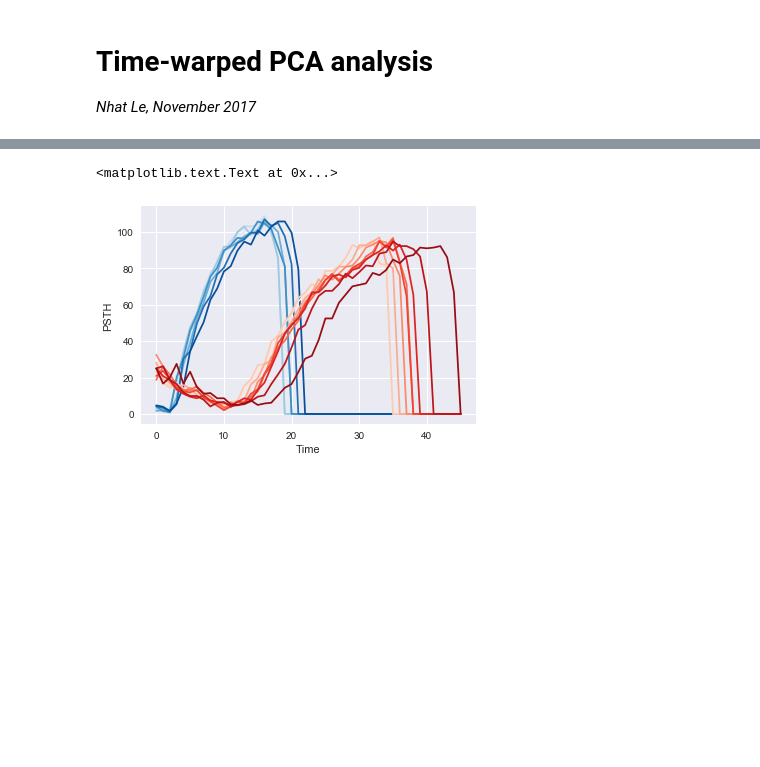
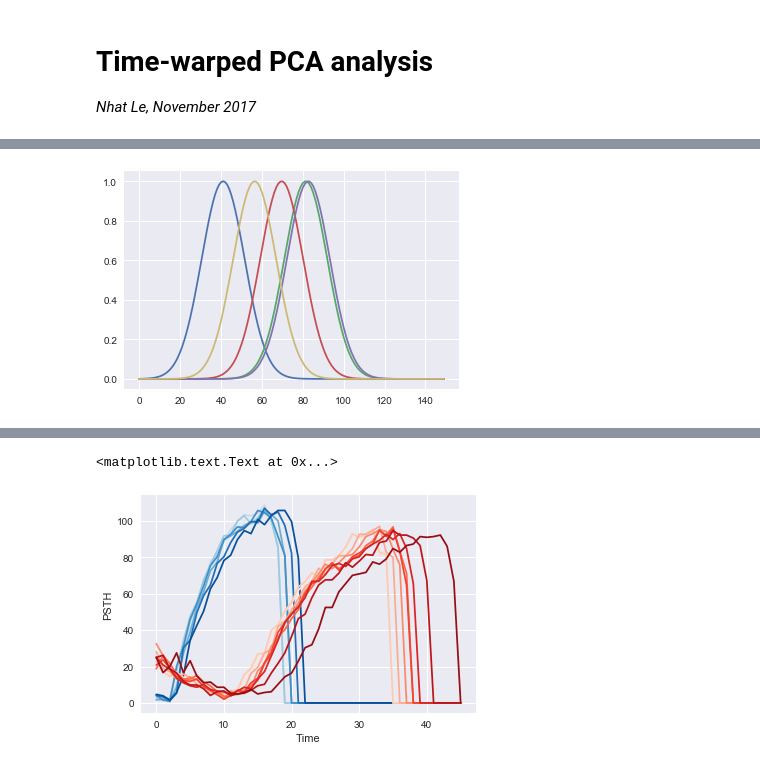
Before and after one commit to lmn93beo/twPCA-Neural-Analysis, a Jupyter notebook: twpca_neural_analysis.ipynb, the cells around one changed output, grey strips where cells are left out. Saved outputs shown, nothing was run; the diff lists cells and outputs as text; code cells hidden in the pictures; blank space fills up the shorter version.

```diff
--- a/twpca_neural_analysis.ipynb
+++ b/twpca_neural_analysis.ipynb
@@ -10,0 +74,4 @@ import seaborn as sns
+# %%
+plt.plot(data_s[2][2:7,:,0].T);
+# %% [output]
+[figure, added]
```
Also changed, not shown: parts of 36 cells of this notebook.
